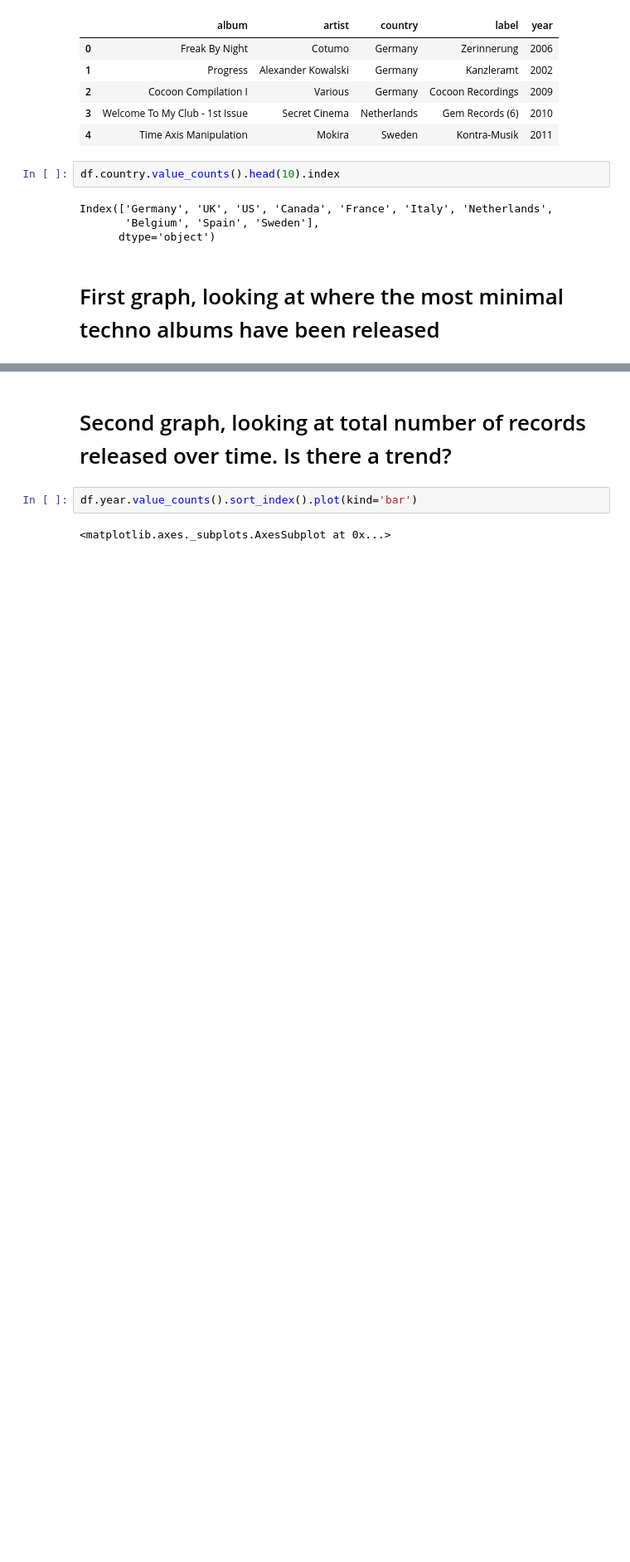
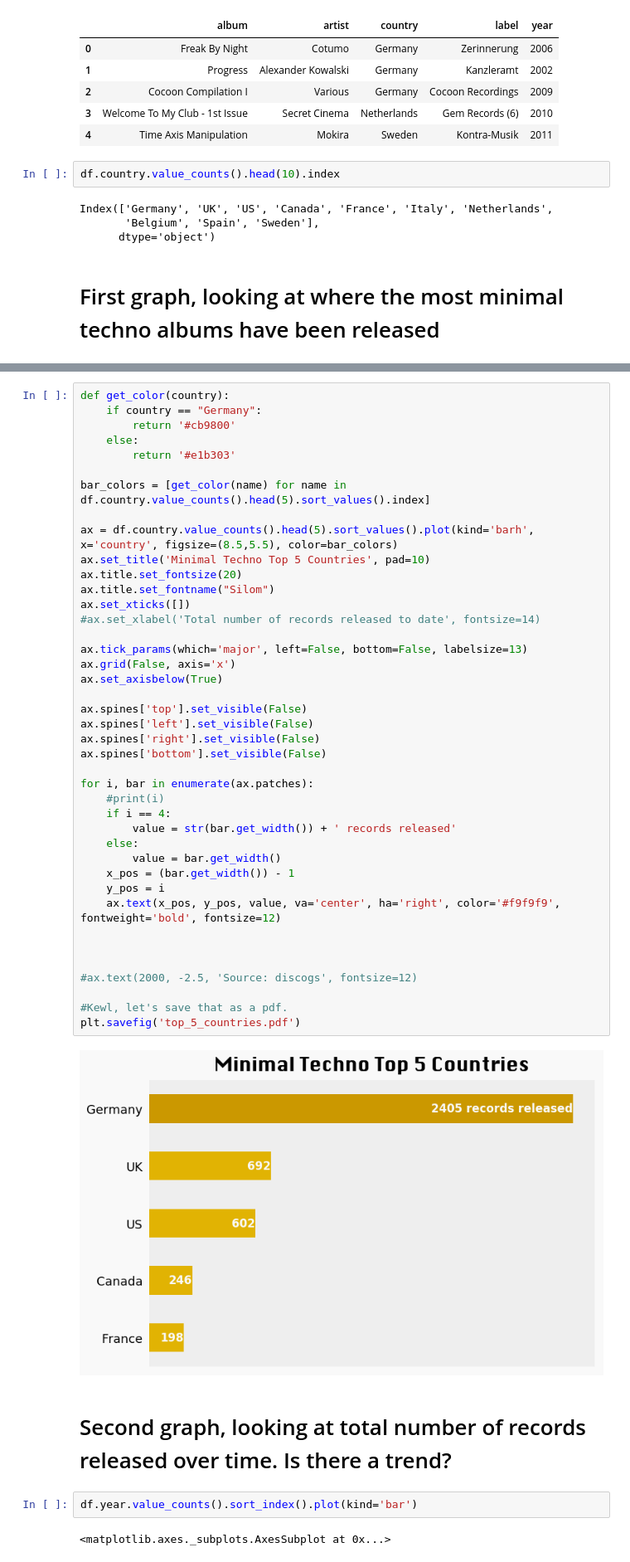
Before and after one commit to maxarvid/data-studio, a Jupyter notebook: code/01_minimal_techno/2. Minimal techno graphing.ipynb, the cells around one changed output, grey strips where cells are left out. Shown: that part at 83% size. Drawn from its saved outputs; the diff is of its cells as text; blank space fills up the shorter version.

```diff
--- a/code/01_minimal_techno/2. Minimal techno graphing.ipynb
+++ b/code/01_minimal_techno/2. Minimal techno graphing.ipynb
@@ -59,3 +69,46 @@ plt.savefig('top_countries.pdf')
+# %%
+def get_color(country):
+    if country == "Germany":
+        return '#cb9800'
+    else:
+        return '#e1b303'
+
+bar_colors = [get_color(name) for name in df.country.value_counts().head(5).sort_values().index]
+
+ax = df.country.value_counts().head(5).sort_values().plot(kind='barh', x='country', figsize=(8.5,5.5), color=bar_colors)
+ax.set_title('Minimal Techno Top 5 Countries', pad=10)
+ax.title.set_fontsize(20)
+ax.title.set_fontname("Silom")
+ax.set_xticks([])
+#ax.set_xlabel('Total number of records released to date', fontsize=14)
+
+ax.tick_params(which='major', left=False, bottom=False, labelsize=13)
+ax.grid(False, axis='x')
+ax.set_axisbelow(True)
+
+ax.spines['top'].set_visible(False)
+ax.spines['left'].set_visible(False)
+ax.spines['right'].set_visible(False)
+ax.spines['bottom'].set_visible(False)
+
+for i, bar in enumerate(ax.patches):
+    #print(i)
+    if i == 4:
+        value = str(bar.get_width()) + ' records released'
+    else:
+        value = bar.get_width()
+    x_pos = (bar.get_width()) - 1
+    y_pos = i
+    ax.text(x_pos, y_pos, value, va='center', ha='right', color='#f9f9f9', fontweight='bold', fontsize=12)
+
+
+
+#ax.text(2000, -2.5, 'Source: discogs', fontsize=12)
+
+#Kewl, let's save that as a pdf.
+plt.savefig('top_5_countries.pdf')
+# %% [output]
+[figure, added]
 # %% [markdown]
 # Second graph, looking at total number of records released over time. Is there a trend?
 # %%
```
Also changed, not shown: parts of 7 cells of this notebook, 16 other files.
